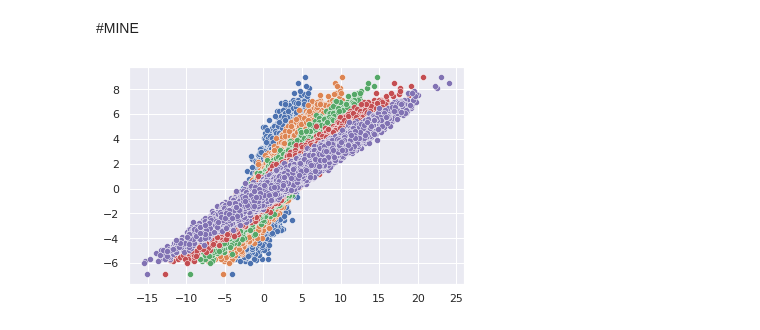
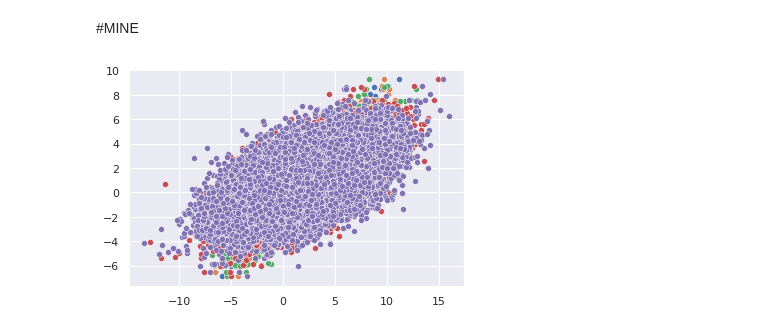
Before and after one commit to dolmani38/concept_drift, a Jupyter notebook: MINE_0219.ipynb, the cells around one changed output. Drawn from its saved outputs; the diff is of its cells as text; code cells hidden in the pictures.

```diff
--- a/MINE_0219.ipynb
+++ b/MINE_0219.ipynb
@@ -15,12 +15,12 @@ import seaborn as sns
 sns.set()
 # %%
 data_size = 20000
-cor = [0.5, 1, 1.5, 2, 2.5]
+cor = [0.5, 1, 1.5, 2.5, 3]
 # %%
 y= np.random.normal(1,2,data_size)
-x = np.zeros((data_size,5))
+x = np.zeros((data_size,6))
 for ix,cor_ in enumerate(cor):
-    x[:,ix] = y*cor_ + np.random.normal(1,1,data_size)
+    x[:,ix] = y + np.random.normal(1,cor_,data_size)
     sns.scatterplot(x=x[:,ix],y=y)
 # %% [output]
-[figure, old version]
+[figure, new version]
```
Also changed, not shown: parts of 14 cells of this notebook.
